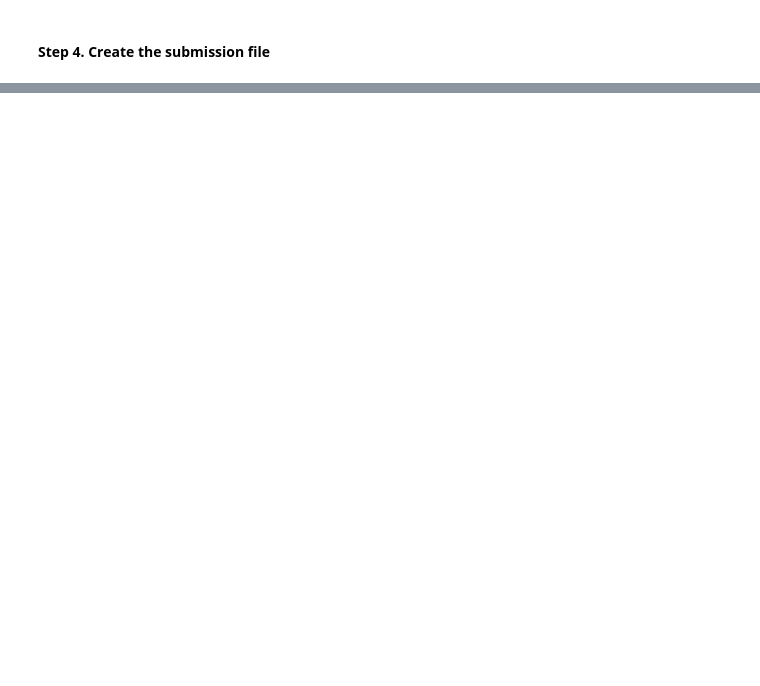
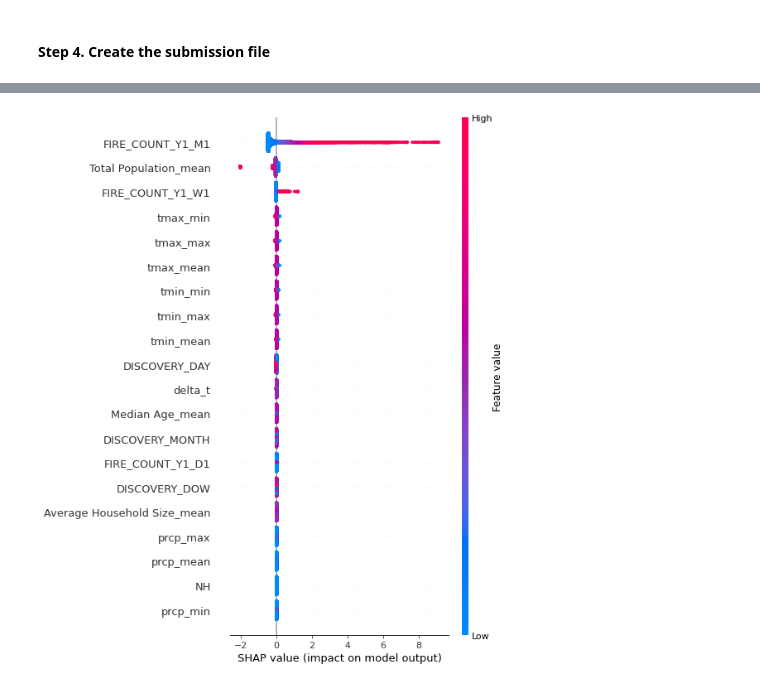
Before and after one commit to YannBerthelotCap/bootcamp-hiparis2022, a Jupyter notebook: 5_model.ipynb, the cells around one changed output, grey strips where cells are left out. Drawn from its saved outputs; the diff is of its cells as text; code cells hidden in the pictures; blank space fills up the shorter version.

```diff
--- a/5_model.ipynb
+++ b/5_model.ipynb
@@ -324,0 +356,3 @@ def cross_validation_score(X_train_val:pd.DataFrame, y_train_val:pd.DataFrame, g
+# %%
+logistic_regression = LogisticRegression()
+logistic_regression, logistic_scores = cross_validation_score(logistic_regression, X_train_val, y_train_val, gap = max_occ_day)
@@ -384,7 +533,7 @@ accuracy: 0.8028583438419504
 # %% [markdown]
 #### Step 4. Create the submission file
 # %%
-def fit_model_all_data(model:Any, X_train_val:pd.DataFrame, y_train_val:pd.DataFrame, X_test:pd.DataFrame, y_test:pd.DataFrame):
+def fit_model_all_data(model: MODEL_TYPE, X_train_val:pd.DataFrame, y_train_val:pd.DataFrame, X_test:pd.DataFrame, y_test:pd.DataFrame):
     '''
     Fit the model on the entire X_train_val and X_test features
 
@@ -405,13 +554,13 @@ def fit_model_all_data(model:Any, X_train_val:pd.DataFrame, y_train_val:pd.DataF
     return model
 
 
-def save_predictions(X_pred:pd.DataFrame, model, filename:str) -> None:
+def save_predictions(X_pred:pd.DataFrame, model:MODEL_TYPE, filename:str) -> None:
     '''
     Save predictions (year 2015) to csv format, based on a provided pre-trained model, and features for predictions X_pred
 
     Input:
     X_pred (pd.DataFrame) : input DataFrame with features for predictions
-    model : input pre-trained model, which has a predict method
+    model (MODEL_TYPE) : input pre-trained model, which has a predict method
     filename (str) : Name of the file for submission
 
     Output:
@@ -427,6 +576,13 @@ def save_predictions(X_pred:pd.DataFrame, model, filename:str) -> None:
     ).reset_index()
     # save to csv
     submission.to_csv(f"./data/4_predictions/{filename}.csv", index=False)
+
+def save_model(model: MODEL_TYPE, file_name:str) -> None:
+    os.makedirs('./models', exist_ok=True)
+    dump(model, f'./models/{file_name}.joblib')
+
+def load_model(file_name:str) -> MODEL_TYPE:
+    return load(f'./models/{file_name}.joblib')
 # %%
 # save predictions to csv
 filename = "submission_group_X"
@@ -434,0 +596,3 @@ save_predictions(X_pred, model, filename)
+# %%
+# Load model if necessary for further experiments
+model = load_model('model_test')
@@ -434,0 +606,21 @@ save_predictions(X_pred, model, filename)
+# %%
+def plot_shapley_values(model:MODEL_TYPE)->None:
+    '''
+    Plot the shapley graph of the given model.
+    ##########################################################################
+    WARNING : Do not use it on random forest as it takes a huge amout of time.
+    ##########################################################################
+    Input:
+    model (MODEL_TYPE) : Model for which to explain the predictions
+
+    Output:
+    None
+    '''
+    try:
+        explainer = shap.TreeExplainer(model)
+        shap_values = explainer.shap_values(X_test)
+        shap.summary_plot(shap_values, X_test)
+    except (InvalidModelError, TypeError) as error:
+        explainer = shap.Explainer(model, X_test)
+        shap_values = explainer.shap_values(X_test)
+        shap.summary_plot(shap_values, X_test)
@@ -434,0 +632,4 @@ save_predictions(X_pred, model, filename)
+# %%
+plot_shapley_values(logistic_regression)
+# %% [output]
+[figure, added]
```
Also changed, not shown: parts of 29 cells of this notebook, 1 other file.
